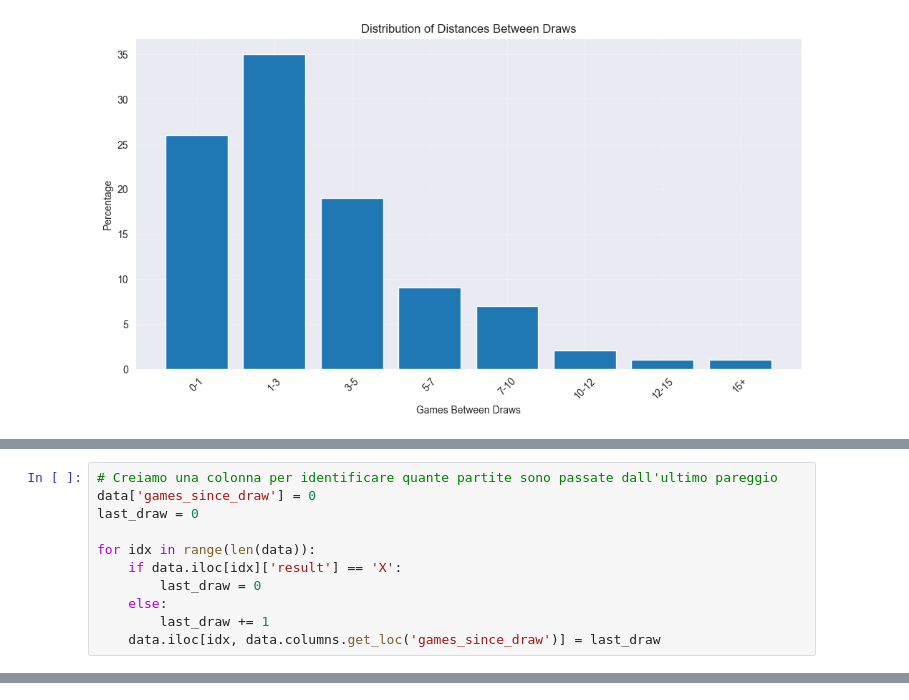
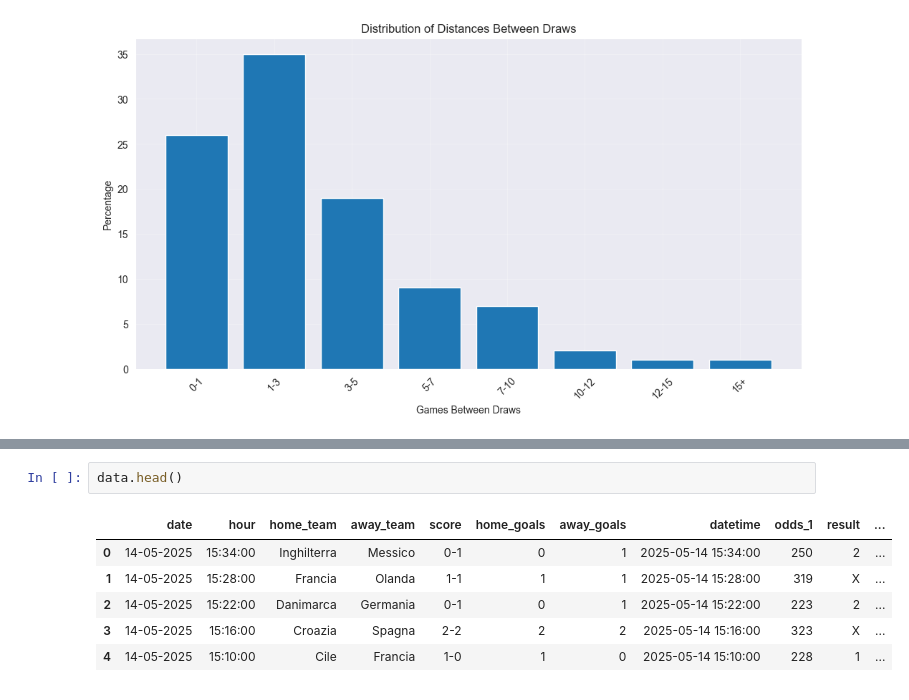
Before and after one commit to AndreyBertasini/eurobet_virtual, a Jupyter notebook: new_analitics.ipynb, the cells around one changed output, grey strips where cells are left out. Saved outputs shown, nothing was run; the diff lists cells and outputs as text.

```diff
--- a/new_analitics.ipynb
+++ b/new_analitics.ipynb
@@ -83,11 +96,0 @@ Analizzeremo i pattern delle sequenze di pareggi (risultato 'X') per cercare di
-# %%
-# Creiamo una colonna per identificare quante partite sono passate dall'ultimo pareggio
-data['games_since_draw'] = 0
-last_draw = 0
-
-for idx in range(len(data)):
-    if data.iloc[idx]['result'] == 'X':
-        last_draw = 0
-    else:
-        last_draw += 1
-    data.iloc[idx, data.columns.get_loc('games_since_draw')] = last_draw
@@ -136,0 +97,9 @@ Stato attuale: Bassa probabilità di pareggio
+# %%
+data.head()
+# %% [output]
+|  | date | hour | home_team | away_team | score | home_goals | away_goals | datetime | odds_1 | result | ... |
+| 0 | 14-05-2025 | 15:34:00 | Inghilterra | Messico | 0-1 | 0 | 1 | 2025-05-14 15:34:00 | 250 | 2 | ... |
+| 1 | 14-05-2025 | 15:28:00 | Francia | Olanda | 1-1 | 1 | 1 | 2025-05-14 15:28:00 | 319 | X | ... |
+| 2 | 14-05-2025 | 15:22:00 | Danimarca | Germania | 0-1 | 0 | 1 | 2025-05-14 15:22:00 | 223 | 2 | ... |
+| 3 | 14-05-2025 | 15:16:00 | Croazia | Spagna | 2-2 | 2 | 2 | 2025-05-14 15:16:00 | 323 | X | ... |
+| 4 | 14-05-2025 | 15:10:00 | Cile | Francia | 1-0 | 1 | 0 | 2025-05-14 15:10:00 | 228 | 1 | ... |
```
Also changed, not shown: parts of 12 cells of this notebook, 10 other files.
